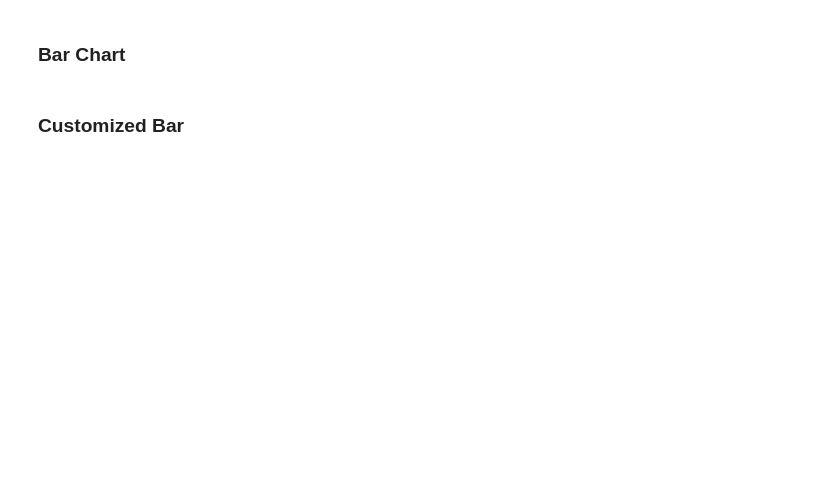
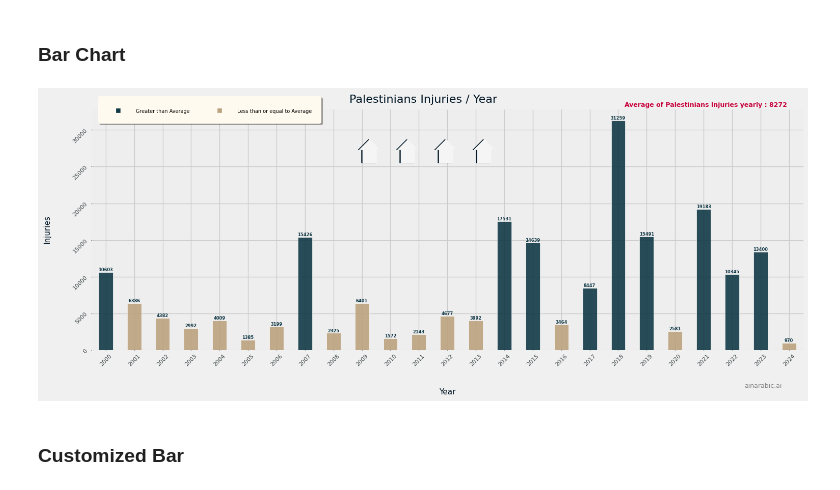
Before and after one commit to MohammedNasserAhmed/Palestine-Israel-Conflict, a Jupyter notebook: example.ipynb, the cells around one changed output. Saved outputs shown, nothing was run; the diff lists cells and outputs as text; code cells hidden in the pictures; blank space fills up the shorter version.

```diff
--- a/example.ipynb
+++ b/example.ipynb
@@ -66,12 +65,14 @@ stackbar.show_plot()
 # %% [markdown]
 ### **Bar Chart**
 # %%
-bar = vbar(
+bar = Bar(
     csv_df,
     "Year",
     y_label=csv_features[2],
     y_rotate=90)
 bar.plot()
+# %% [output]
+[figure, added]
 # %% [markdown]
 ### **Customized Bar**
 # %%
```
Also changed, not shown: parts of 17 cells of this notebook, 2 other files.
